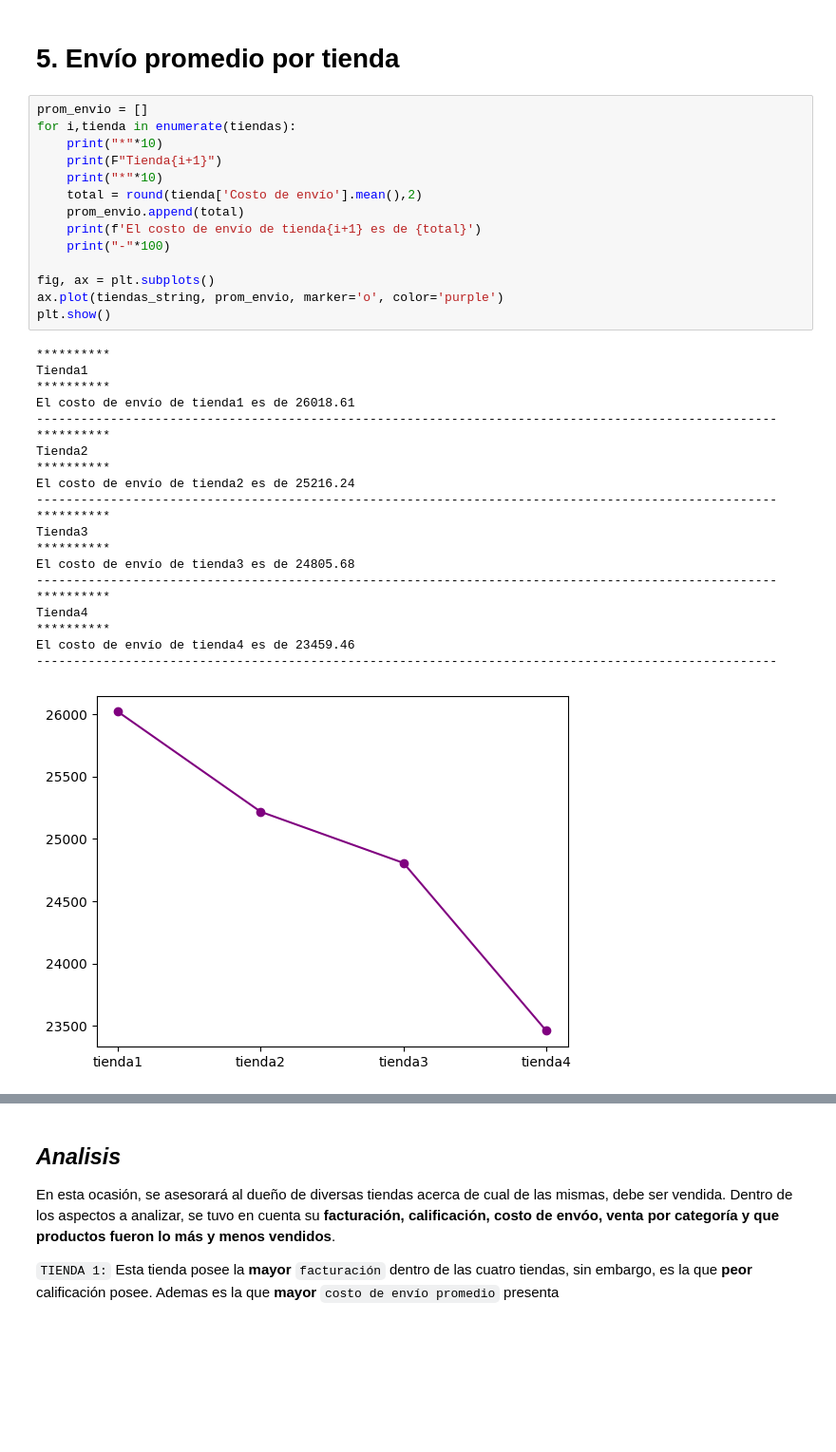
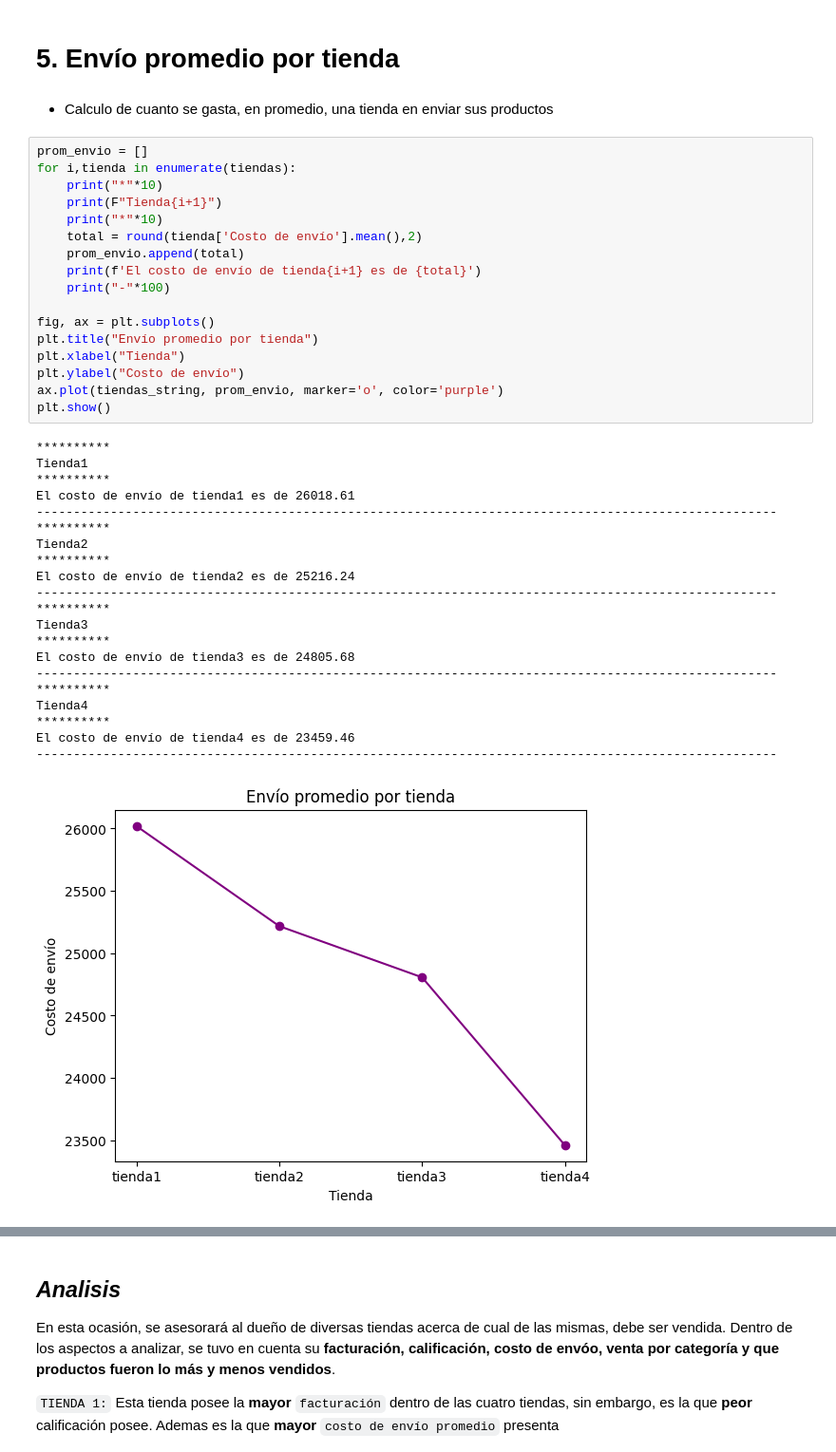
Before and after one commit to MartinFerrari5/challenge1-data-science-latam, a Jupyter notebook: AluraStoreLatam.ipynb, the cells around one changed output, grey strips where cells are left out. Shown at 95% size. Saved outputs shown, nothing was run; the diff lists cells and outputs as text; blank space fills up the shorter version.

```diff
--- a/AluraStoreLatam.ipynb
+++ b/AluraStoreLatam.ipynb
@@ -272,6 +265,8 @@ Los productos menos vendidos de tienda 4 son Guitarra eléctrica con un total de
 [figure]
 # %% [markdown]
 # 5. Envío promedio por tienda
+# %% [markdown]
+- Calculo de cuanto se gasta, en promedio, una tienda en enviar sus productos
 # %%
 prom_envio = []
 for i,tienda in enumerate(tiendas):
@@ -280,31 +275,34 @@ for i,tienda in enumerate(tiendas):
     print("*"*10)
     total = round(tienda['Costo de envío'].mean(),2)
     prom_envio.append(total)
     print(f'El costo de envío de tienda{i+1} es de {total}')
     print("-"*100)
 
 fig, ax = plt.subplots()
+plt.title("Envío promedio por tienda")
+plt.xlabel("Tienda")
+plt.ylabel("Costo de envío")
 ax.plot(tiendas_string, prom_envio, marker='o', color='purple')
 plt.show()
 # %% [output]
 **********
 Tienda1
 **********
 El costo de envío de tienda1 es de 26018.61
 ----------------------------------------------------------------------------------------------------
 **********
 Tienda2
 **********
 El costo de envío de tienda2 es de 25216.24
 ----------------------------------------------------------------------------------------------------
 **********
 Tienda3
 **********
 El costo de envío de tienda3 es de 24805.68
 ----------------------------------------------------------------------------------------------------
 **********
 Tienda4
 **********
 El costo de envío de tienda4 es de 23459.46
 ----------------------------------------------------------------------------------------------------
-[figure, old version]
+[figure, new version]
```
Also changed, not shown: parts of 4 cells of this notebook.
